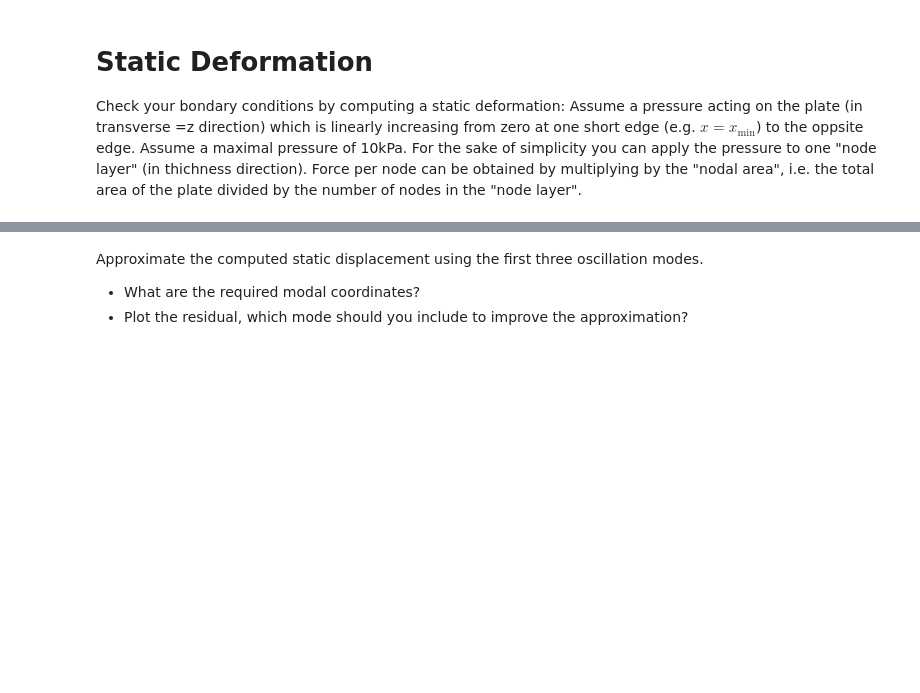
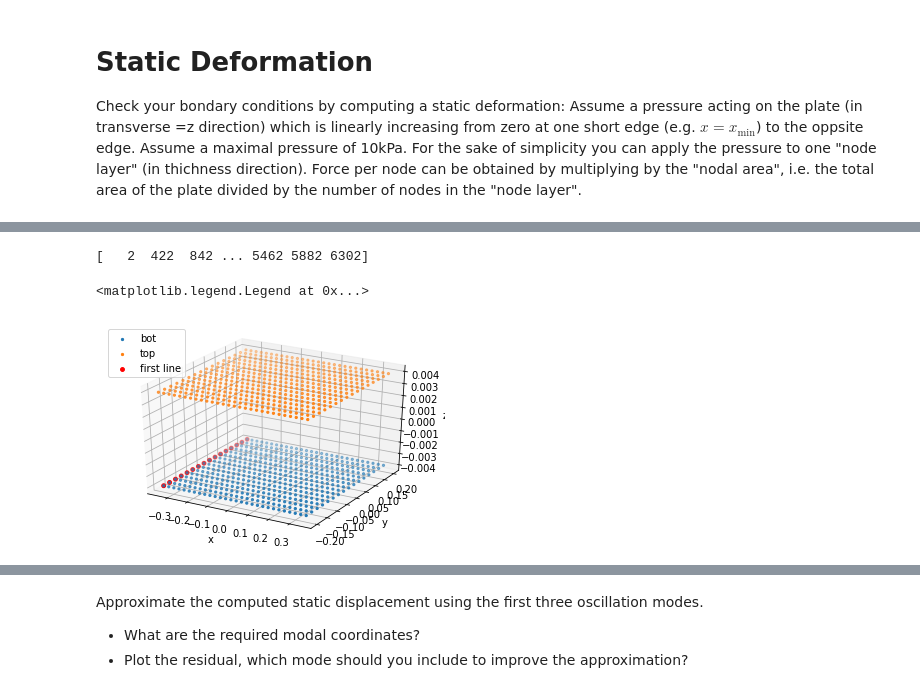
Before and after one commit to phmandl/modalanalyse, a Jupyter notebook: HW3/3_ModalSubspace_coupled_oscillators-richard.ipynb, the cells around one changed output, grey strips where cells are left out. Cells and saved outputs as stored; diff of their text form; code cells hidden in the pictures; blank space fills up the shorter version.

```diff
--- a/HW3/3_ModalSubspace_coupled_oscillators-richard.ipynb
+++ b/HW3/3_ModalSubspace_coupled_oscillators-richard.ipynb
@@ -229,2 +267,25 @@ print(load_constant_constrained.shape, load.shape, Kc.shape)
+# %%
+# Check selected nodes
+fig,ax = plt.subplots(subplot_kw={'projection':'3d'})
+
+ax.scatter(X[N_bot][:,0],X[N_bot][:,1],X[N_bot][:,2],s=5,label='bot') # undeformed
+ax.scatter(X[N_top][:,0],X[N_top][:,1],X[N_top][:,2],s=5,label='top') # undeformed
+
+tol = 1E-12
+nodeline = np.argwhere(np.abs(X[N_bot][:,0] - X[N_bot][:,0].min()) < tol).ravel() # Node indices of bottom nodes
+
+
+ax.scatter(X[N_bot][nodeline][:,0],X[N_bot][nodeline][:,1],X[N_bot][nodeline][:,2],s=15, c='r', label='first line') # undeformed
+
+print(Iz[N_bot][nodeline])
+
+ax.set_xlabel('x')
+ax.set_ylabel('y')
+ax.set_zlabel('z')
+ax.legend()
+# %% [output]
+[   2  422  842 ... 5462 5882 6302]
+<matplotlib.legend.Legend at 0x...>
+[figure, added]
 # %%
 from scipy.sparse.linalg import spsolve
```
Also changed, not shown: parts of 12 cells of this notebook.
